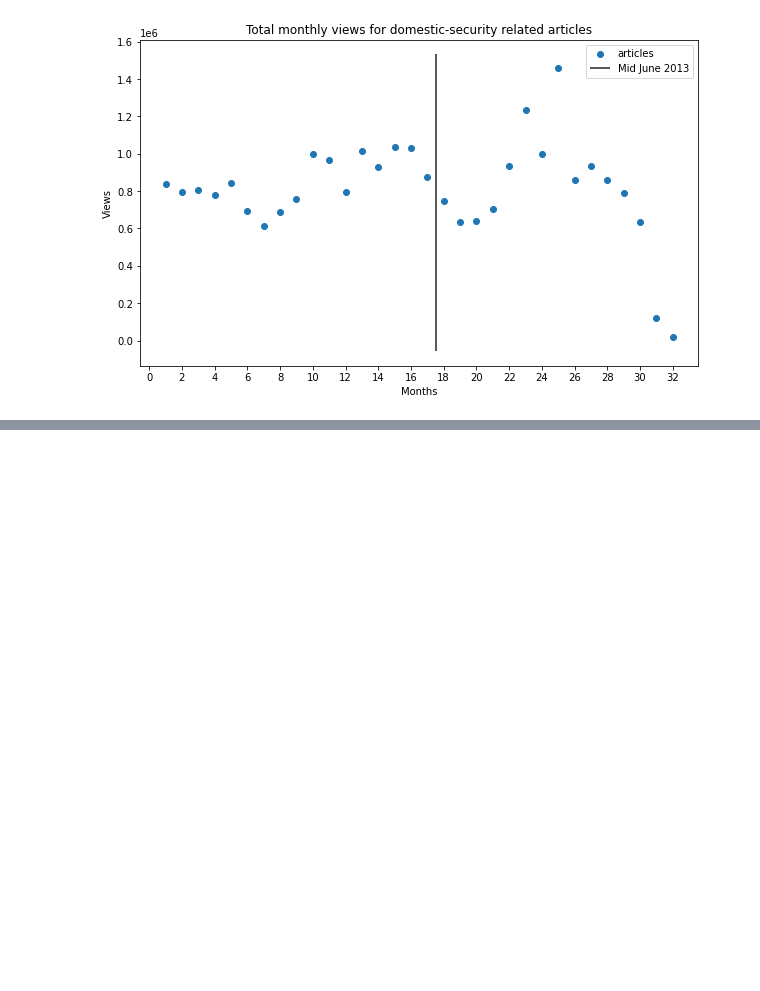
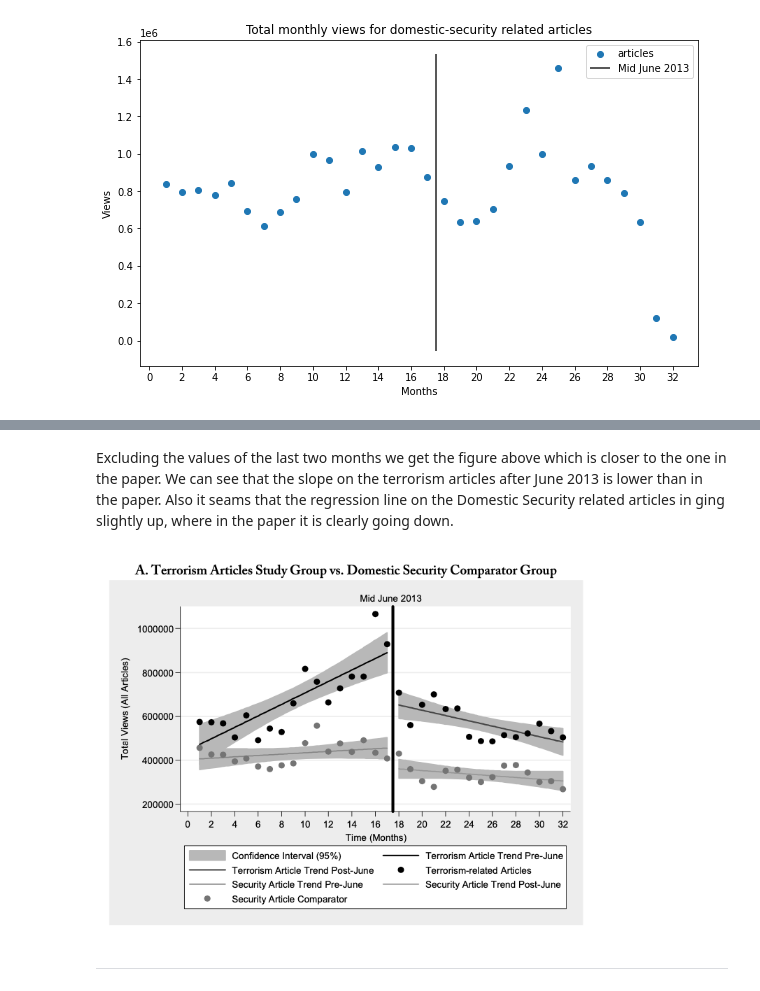
Before and after one commit to spaenleh/ada-2020-project-milestone-p2, a Jupyter notebook: Recreation_Figure3.ipynb, the cells around one changed output, grey strips where cells are left out. Saved outputs shown, nothing was run; the diff lists cells and outputs as text; code cells hidden in the pictures; blank space fills up the shorter version.

```diff
--- a/Recreation_Figure3.ipynb
+++ b/Recreation_Figure3.ipynb
@@ -404,0 +396,8 @@ The drop in views between the prediction and actual view is 222745
+# %% [markdown]
+Excluding the values of the last two months we get the figure above which is closer to the one in the paper. We can see that the slope on the terrorism articles after June 2013 is lower than in the paper. Also it seams that the regression line on the Domestic Security related articles in ging slightly up, where in the paper it is clearly going down.
+# %%
+display(Image(filename='./images/Figure4A.png', width=500))
+# %% [output]
+[figure, added]
+# %% [markdown]
+---
```
Also changed, not shown: parts of 21 cells of this notebook.
